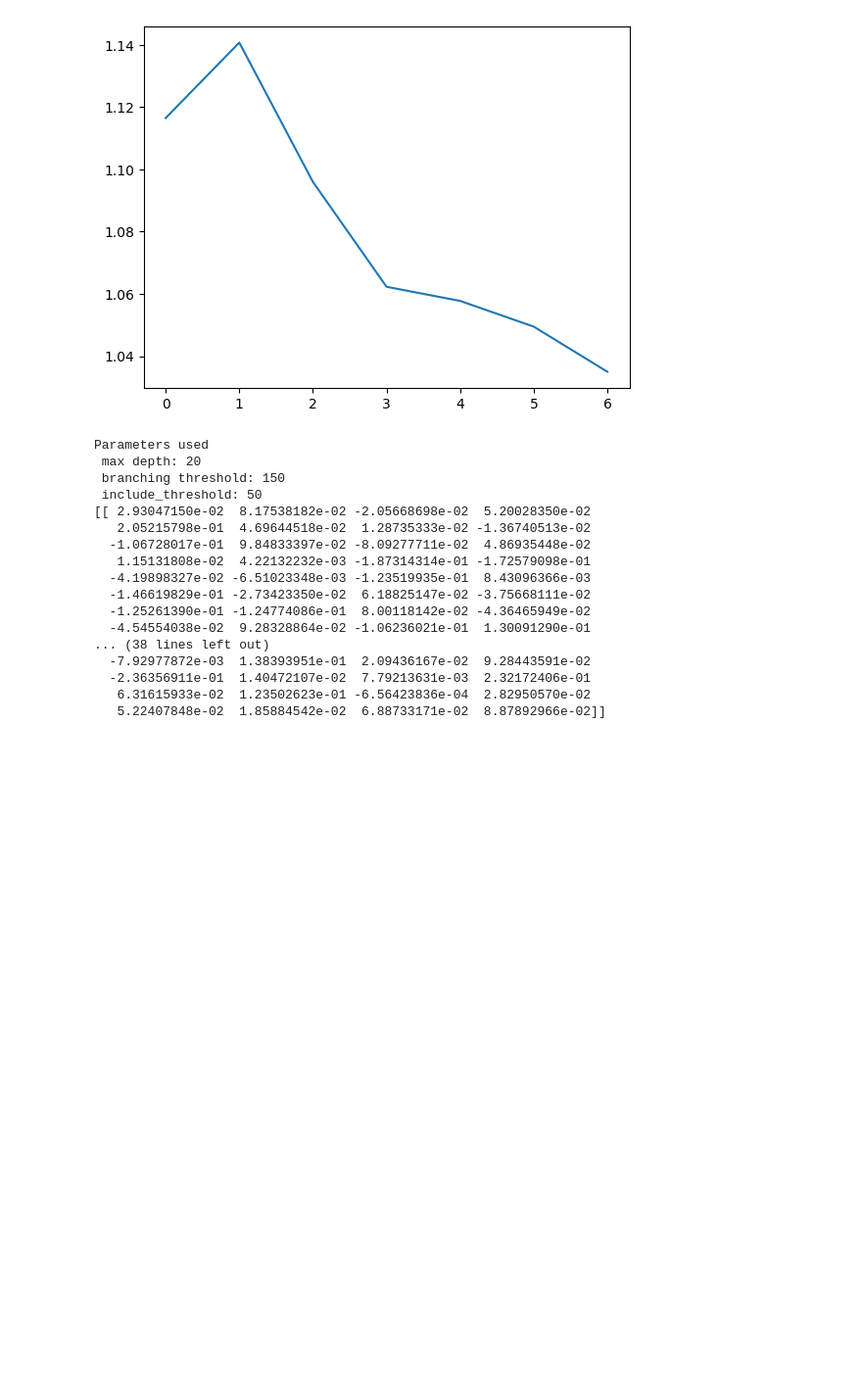
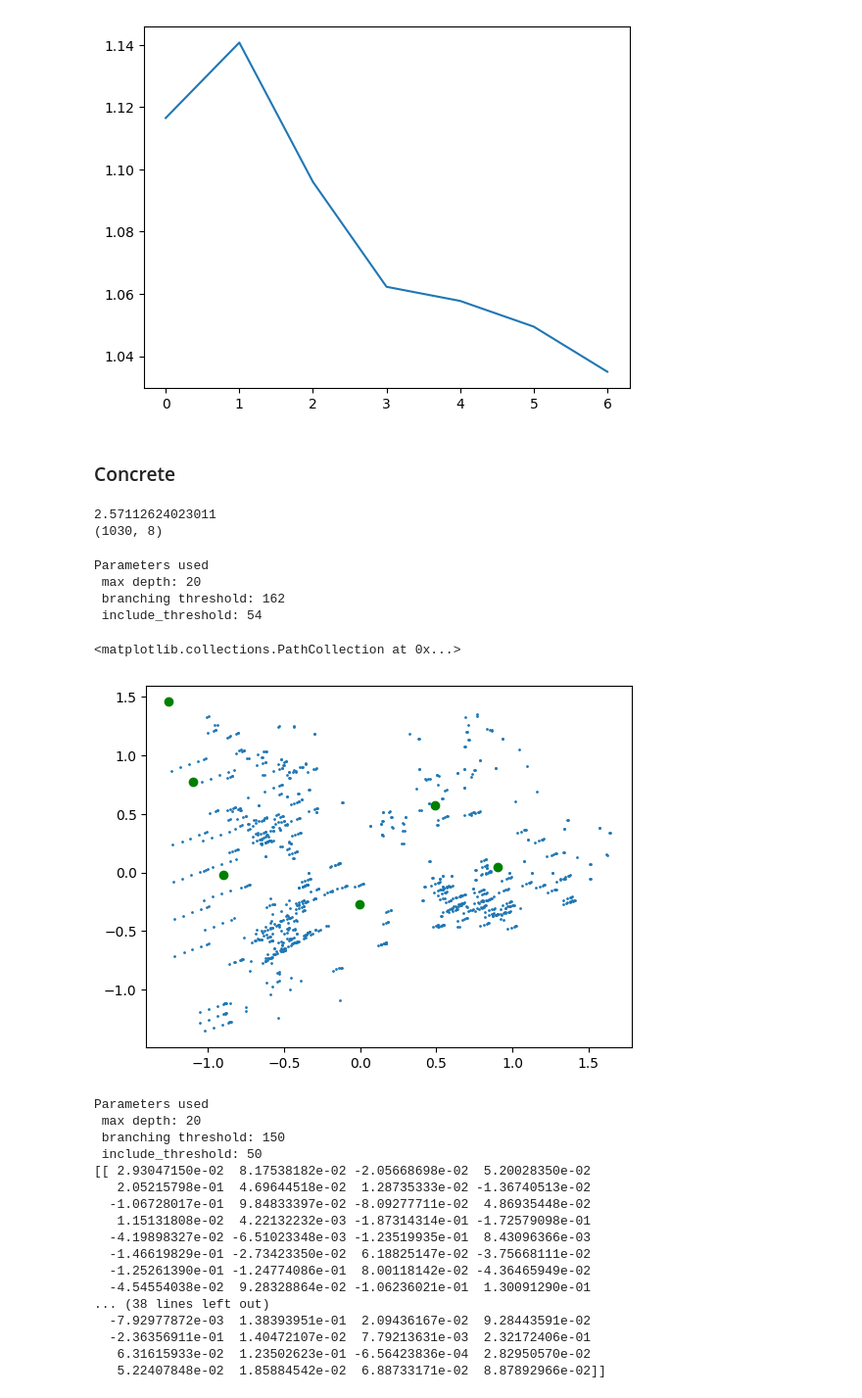
Before and after one commit to amy-ln/dpclustering, a Jupyter notebook: lsh-experiment.ipynb, the cells around one changed output. Shown at 98% size. Drawn from its saved outputs; the diff is of its cells as text; code cells hidden in the pictures; blank space fills up the shorter version.

```diff
--- a/lsh-experiment.ipynb
+++ b/lsh-experiment.ipynb
@@ -531,6 +531,41 @@ print(results)
 # %% [output]
 [np.float64(1.116478079577987), np.float64(1.1407056410887424), np.float64(1.0959751267203155), np.float64(1.0622742835053947), np.float64(1.0577344190342046), np.float64(1.0494759867499979), np.float ...
 [figure]
+# %% [markdown]
+### Concrete
+# %%
+concrete = np.load("datasets/concrete.npy")
+print(non_private_radius(concrete))
+print(concrete.shape)
+# %% [output]
+2.57112624023011
+(1030, 8)
+# %%
+concrete_pca = PCA(n_components=2)
+concrete_2d = concrete_pca.fit_transform(concrete)
+
+K=4
+p = Params(epsilon=1, delta=1e-6, radius=2.6, dimension=8, k=K)
+points, weights = create_bucket_synopsis(concrete, p, seed=5793)
+
+if points.shape[0] > K:
+    centers = KMeans(n_clusters=K).fit(points, sample_weight=weights).cluster_centers_
+else:
+    centers = points
+
+centers_2d = concrete_pca.transform(centers)
+points_2d = concrete_pca.transform(points)
+
+plt.scatter(concrete_2d[:,0], concrete_2d[:,1], s=1)
+#plt.scatter(centers_2d[:,0], centers_2d[:,1], c="magenta")
+plt.scatter(points_2d[:,0], points_2d[:,1], c="green")
+# %% [output]
+Parameters used
+ max depth: 20
+ branching threshold: 162
+ include_threshold: 54
+<matplotlib.collections.PathCollection at 0x...>
+[figure, added]
 # %%
 from sklearn.cluster import KMeans
 from sklearn.preprocessing import MinMaxScaler
```
Also changed, not shown: 1 other file.
